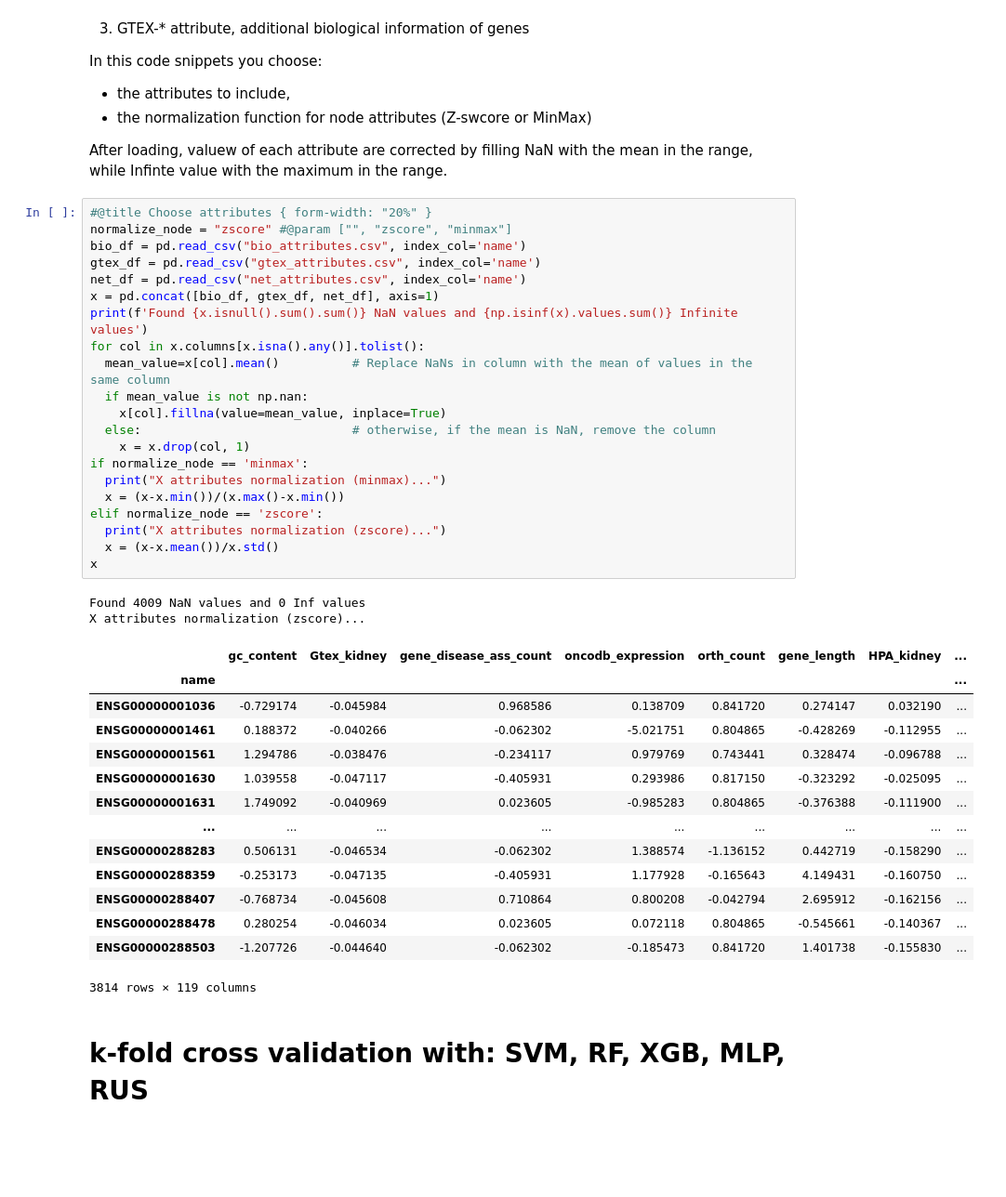
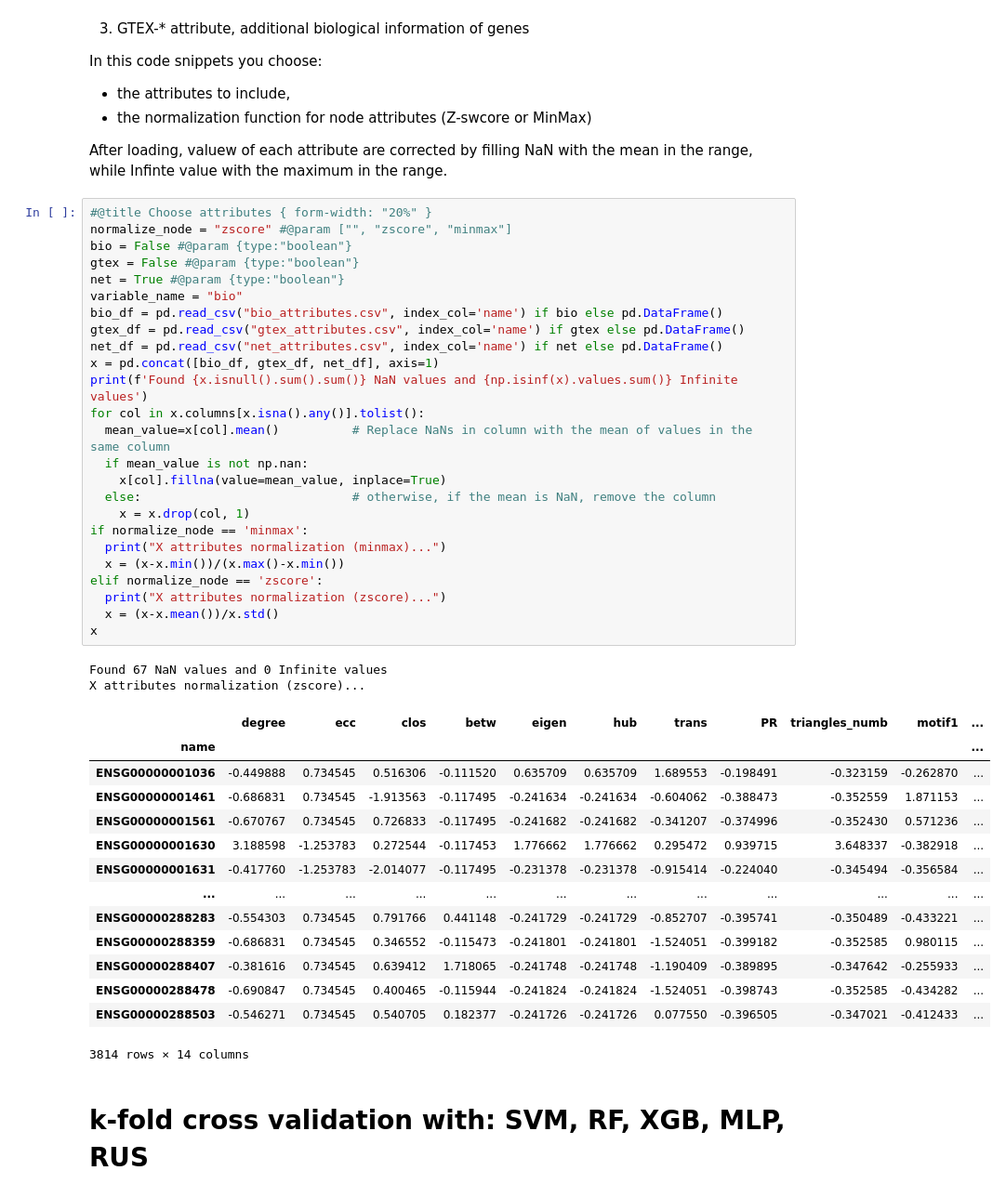
Before and after one commit to giordamaug/EG-identification---Data-Science-in-App-Springer, a Jupyter notebook: notebook/EssentialGenes_ML.ipynb, the cells around one changed output. Shown at 93% size. Drawn from its saved outputs; the diff is of its cells as text; blank space fills up the shorter version.

```diff
--- a/notebook/EssentialGenes_ML.ipynb
+++ b/notebook/EssentialGenes_ML.ipynb
@@ -84,41 +75,45 @@ After loading, valuew of each attribute are corrected by filling NaN with the me
 # %%
 #@title Choose attributes { form-width: "20%" }
 normalize_node = "zscore" #@param ["", "zscore", "minmax"]
-bio_df = pd.read_csv("bio_attributes.csv", index_col='name')
-gtex_df = pd.read_csv("gtex_attributes.csv", index_col='name')
-net_df = pd.read_csv("net_attributes.csv", index_col='name')
+bio = False #@param {type:"boolean"}
+gtex = False #@param {type:"boolean"}
+net = True #@param {type:"boolean"}
+variable_name = "bio"
+bio_df = pd.read_csv("bio_attributes.csv", index_col='name') if bio else pd.DataFrame()
+gtex_df = pd.read_csv("gtex_attributes.csv", index_col='name') if gtex else pd.DataFrame()
+net_df = pd.read_csv("net_attributes.csv", index_col='name') if net else pd.DataFrame()
 x = pd.concat([bio_df, gtex_df, net_df], axis=1)
 print(f'Found {x.isnull().sum().sum()} NaN values and {np.isinf(x).values.sum()} Infinite values')
 for col in x.columns[x.isna().any()].tolist():
   mean_value=x[col].mean()          # Replace NaNs in column with the mean of values in the same column
   if mean_value is not np.nan:
     x[col].fillna(value=mean_value, inplace=True)
   else:                             # otherwise, if the mean is NaN, remove the column
     x = x.drop(col, 1)
 if normalize_node == 'minmax':
   print("X attributes normalization (minmax)...")
   x = (x-x.min())/(x.max()-x.min())
 elif normalize_node == 'zscore':
   print("X attributes normalization (zscore)...")
   x = (x-x.mean())/x.std()
 x
 # %% [output]
-Found 4009 NaN values and 0 Inf values
+Found 67 NaN values and 0 Infinite values
 X attributes normalization (zscore)...
-|  | gc_content | Gtex_kidney | gene_disease_ass_count | oncodb_expression | orth_count | gene_length | HPA_kidney | ... |
-| name |  |  |  |  |  |  |  | ... |
-| ENSG00000001036 | -0.729174 | -0.045984 | 0.968586 | 0.138709 | 0.841720 | 0.274147 | 0.032190 | ... |
-| ENSG00000001461 | 0.188372 | -0.040266 | -0.062302 | -5.021751 | 0.804865 | -0.428269 | -0.112955 | ... |
-| ENSG00000001561 | 1.294786 | -0.038476 | -0.234117 | 0.979769 | 0.743441 | 0.328474 | -0.096788 | ... |
-| ENSG00000001630 | 1.039558 | -0.047117 | -0.405931 | 0.293986 | 0.817150 | -0.323292 | -0.025095 | ... |
-| ENSG00000001631 | 1.749092 | -0.040969 | 0.023605 | -0.985283 | 0.804865 | -0.376388 | -0.111900 | ... |
-| ... | ... | ... | ... | ... | ... | ... | ... | ... |
-| ENSG00000288283 | 0.506131 | -0.046534 | -0.062302 | 1.388574 | -1.136152 | 0.442719 | -0.158290 | ... |
-| ENSG00000288359 | -0.253173 | -0.047135 | -0.405931 | 1.177928 | -0.165643 | 4.149431 | -0.160750 | ... |
-| ENSG00000288407 | -0.768734 | -0.045608 | 0.710864 | 0.800208 | -0.042794 | 2.695912 | -0.162156 | ... |
-| ENSG00000288478 | 0.280254 | -0.046034 | 0.023605 | 0.072118 | 0.804865 | -0.545661 | -0.140367 | ... |
-| ENSG00000288503 | -1.207726 | -0.044640 | -0.062302 | -0.185473 | 0.841720 | 1.401738 | -0.155830 | ... |
+|  | degree | ecc | clos | betw | eigen | hub | trans | PR | triangles_numb | motif1 | ... |
+| name |  |  |  |  |  |  |  |  |  |  | ... |
+| ENSG00000001036 | -0.449888 | 0.734545 | 0.516306 | -0.111520 | 0.635709 | 0.635709 | 1.689553 | -0.198491 | -0.323159 | -0.262870 | ... |
+| ENSG00000001461 | -0.686831 | 0.734545 | -1.913563 | -0.117495 | -0.241634 | -0.241634 | -0.604062 | -0.388473 | -0.352559 | 1.871153 | ... |
+| ENSG00000001561 | -0.670767 | 0.734545 | 0.726833 | -0.117495 | -0.241682 | -0.241682 | -0.341207 | -0.374996 | -0.352430 | 0.571236 | ... |
+| ENSG00000001630 | 3.188598 | -1.253783 | 0.272544 | -0.117453 | 1.776662 | 1.776662 | 0.295472 | 0.939715 | 3.648337 | -0.382918 | ... |
+| ENSG00000001631 | -0.417760 | -1.253783 | -2.014077 | -0.117495 | -0.231378 | -0.231378 | -0.915414 | -0.224040 | -0.345494 | -0.356584 | ... |
+| ... | ... | ... | ... | ... | ... | ... | ... | ... | ... | ... | ... |
+| ENSG00000288283 | -0.554303 | 0.734545 | 0.791766 | 0.441148 | -0.241729 | -0.241729 | -0.852707 | -0.395741 | -0.350489 | -0.433221 | ... |
+| ENSG00000288359 | -0.686831 | 0.734545 | 0.346552 | -0.115473 | -0.241801 | -0.241801 | -1.524051 | -0.399182 | -0.352585 | 0.980115 | ... |
+| ENSG00000288407 | -0.381616 | 0.734545 | 0.639412 | 1.718065 | -0.241748 | -0.241748 | -1.190409 | -0.389895 | -0.347642 | -0.255933 | ... |
+| ENSG00000288478 | -0.690847 | 0.734545 | 0.400465 | -0.115944 | -0.241824 | -0.241824 | -1.524051 | -0.398743 | -0.352585 | -0.434282 | ... |
+| ENSG00000288503 | -0.546271 | 0.734545 | 0.540705 | 0.182377 | -0.241726 | -0.241726 | 0.077550 | -0.396505 | -0.347021 | -0.412433 | ... |
-3814 rows × 119 columns
+3814 rows × 14 columns
 # %% [markdown]
 # k-fold cross validation with: SVM, RF, XGB, MLP, RUS
 # %%
```
Also changed, not shown: parts of 4 cells of this notebook.
